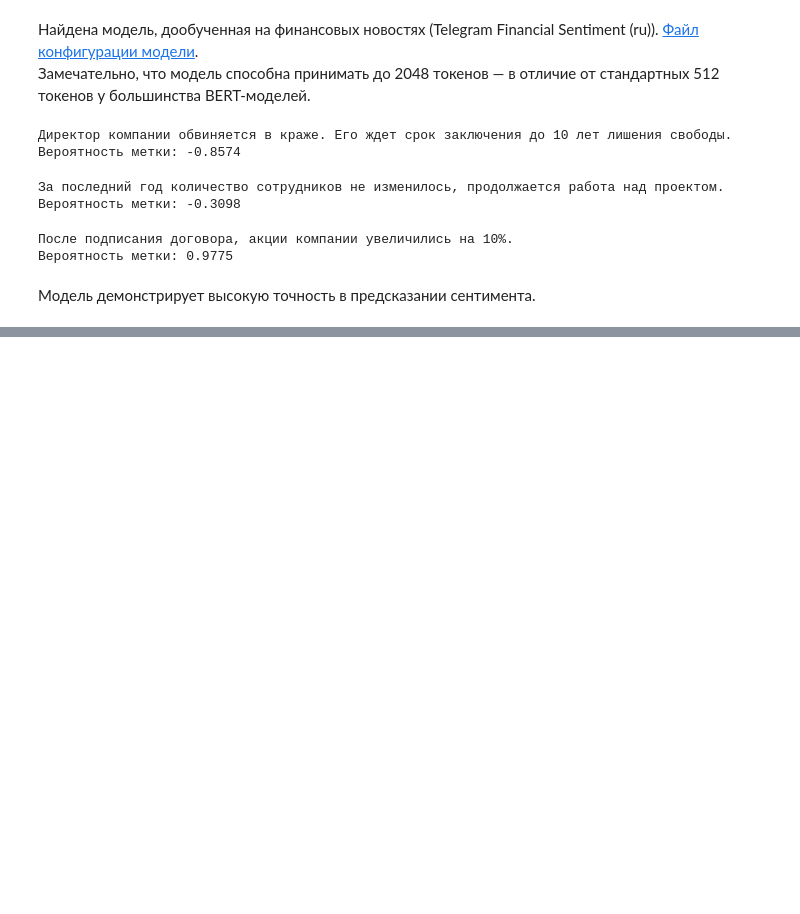
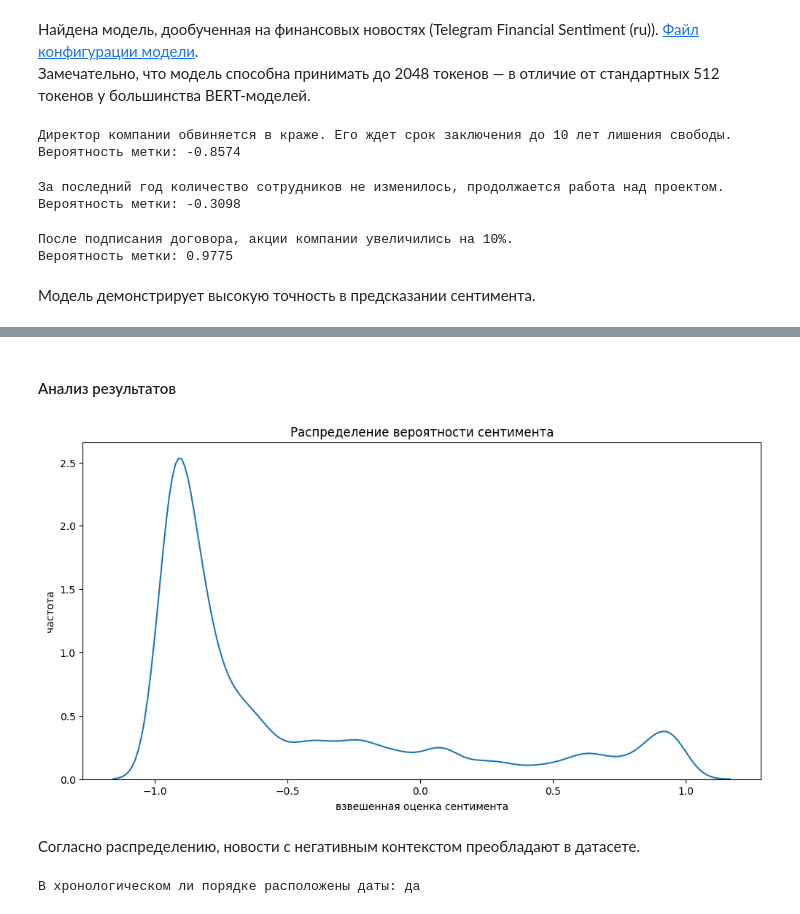
Before and after one commit to serguntsov/NLP_MARKET_PREDICTIONS, a Jupyter notebook: news_that_move_markets.ipynb, the cells around one changed output, grey strips where cells are left out. Cells and saved outputs as stored; diff of their text form; code cells hidden in the pictures; blank space fills up the shorter version.

```diff
--- a/news_that_move_markets.ipynb
+++ b/news_that_move_markets.ipynb
@@ -460,0 +476,19 @@ data_ragr['sentiment_score'] = progress_preds(data_ragr)
+# %% [markdown]
+#### Анализ результатов
+# %%
+plt.figure(figsize=(12, 6))
+plt.title('Распределение вероятности сентимента')
+sns.kdeplot(data=data_ragr['sentiment_score'], bw_method=0.1)
+
+plt.ylabel('частота')
+plt.xlabel('взвешенная оценка сентимента')
+plt.show()
+# %% [output]
+[figure, added]
+# %% [markdown]
+Согласно распределению, новости с негативным контекстом преобладают в датасете.
+# %%
+group_date = data_ragr.pivot_table(index='TRADEDATE', values=['sentiment_score', 'RGBI', 'IMOEXF', 'RAGR', 'Urals'])
+print('В хронологическом ли порядке расположены даты:', 'да' if group_date.index.is_monotonic_increasing else 'нет')
+# %% [output]
+В хронологическом ли порядке расположены даты: да
```
Also changed, not shown: parts of 18 cells of this notebook.
